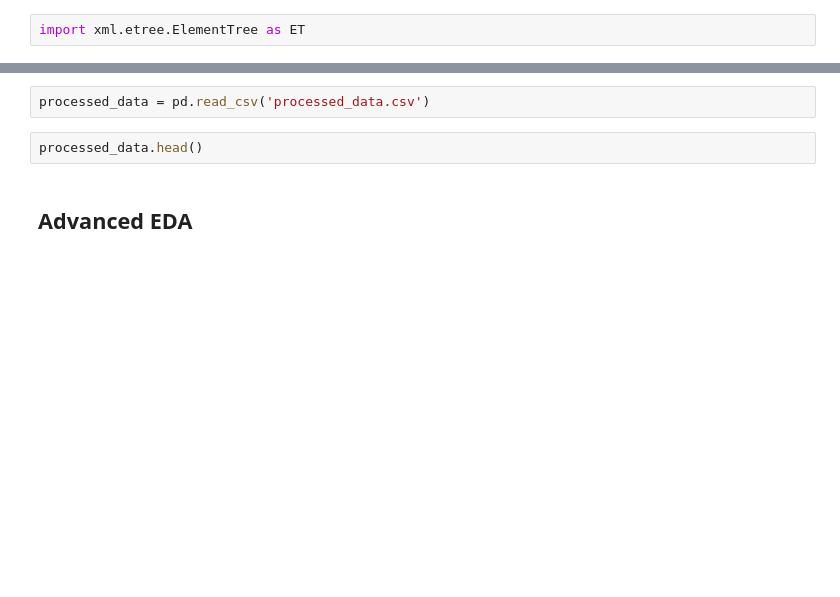
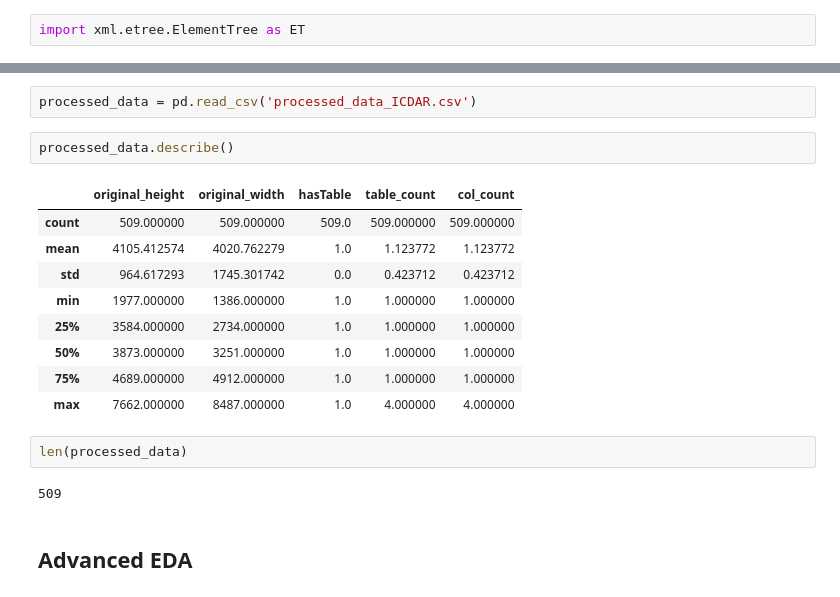
Before and after one commit to SidKad2003/TableNetForBunker, a Jupyter notebook: EDA-ICDAR.ipynb, the cells around one changed output, grey strips where cells are left out. Drawn from its saved outputs; the diff is of its cells as text; blank space fills up the shorter version.

```diff
--- a/EDA-ICDAR.ipynb
+++ b/EDA-ICDAR.ipynb
@@ -442,7 +458,21 @@ processed_data.head()
 # %%
-processed_data = pd.read_csv('processed_data.csv')
+processed_data = pd.read_csv('processed_data_ICDAR.csv')
 # %%
-processed_data.head()
+processed_data.describe()
+# %% [output]
+|  | original_height | original_width | hasTable | table_count | col_count |
+| count | 509.000000 | 509.000000 | 509.0 | 509.000000 | 509.000000 |
+| mean | 4105.412574 | 4020.762279 | 1.0 | 1.123772 | 1.123772 |
+| std | 964.617293 | 1745.301742 | 0.0 | 0.423712 | 0.423712 |
+| min | 1977.000000 | 1386.000000 | 1.0 | 1.000000 | 1.000000 |
+| 25% | 3584.000000 | 2734.000000 | 1.0 | 1.000000 | 1.000000 |
+| 50% | 3873.000000 | 3251.000000 | 1.0 | 1.000000 | 1.000000 |
+| 75% | 4689.000000 | 4912.000000 | 1.0 | 1.000000 | 1.000000 |
+| max | 7662.000000 | 8487.000000 | 1.0 | 4.000000 | 4.000000 |
+# %%
+len(processed_data)
+# %% [output]
+509
 # %% [markdown]
 ## Advanced EDA
 # %%
```
Also changed, not shown: parts of 23 cells of this notebook, 4 other files.
